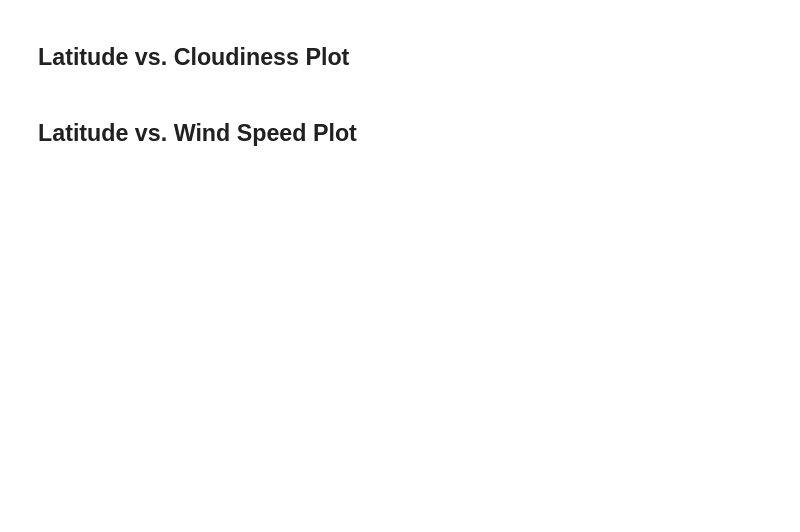
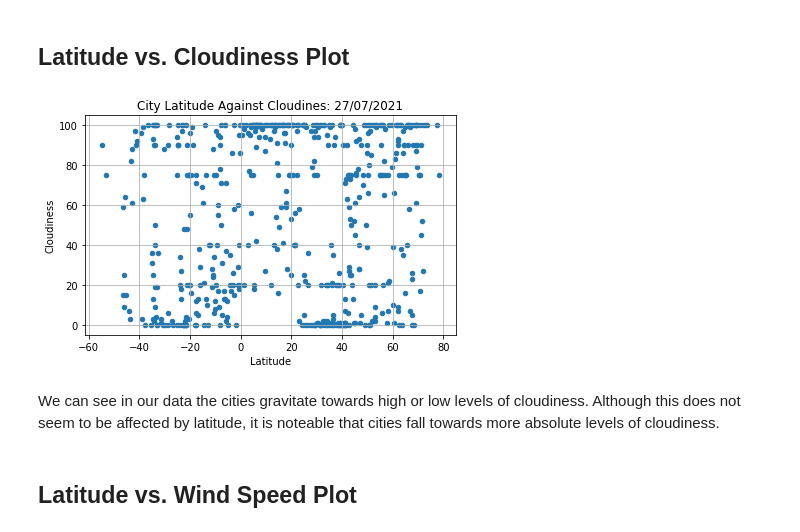
Before and after one commit to jimbleslilley/python-api-challenge, a Jupyter notebook: WeatherPy/WeatherPy.ipynb, the cells around one changed output. Saved outputs shown, nothing was run; the diff lists cells and outputs as text; code cells hidden in the pictures; blank space fills up the shorter version.

```diff
--- a/WeatherPy/WeatherPy.ipynb
+++ b/WeatherPy/WeatherPy.ipynb
@@ -170,4 +239,17 @@ Skip this step if there are no cities that have humidity > 100%.
 # %% [markdown]
 ## Latitude vs. Cloudiness Plot
+# %%
+ax = city_weather_df.plot(kind="scatter", x="Lat", y="Cloudiness")
+plt.title(f"City Latitude Against Cloudines: {today}")
+plt.xlabel("Latitude")
+plt.ylabel("Cloudiness")
+plt.tight_layout()
+plt.grid()
+
+ax.figure.savefig("../output_data/fig3")
+# %% [output]
+[figure, added]
+# %% [markdown]
+We can see in our data the cities gravitate towards high or low levels of cloudiness. Although this does not seem to be affected by latitude, it is noteable that cities fall towards more absolute levels of cloudiness.
 # %% [markdown]
 ## Latitude vs. Wind Speed Plot
```
Also changed, not shown: parts of 28 cells of this notebook, 5 other files.
